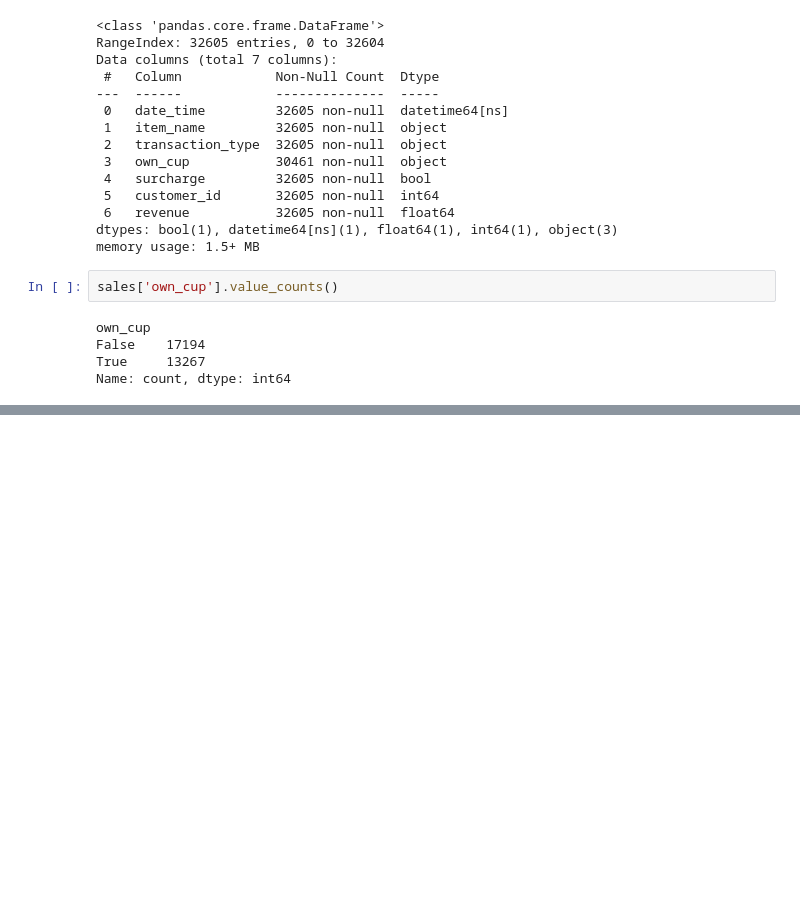
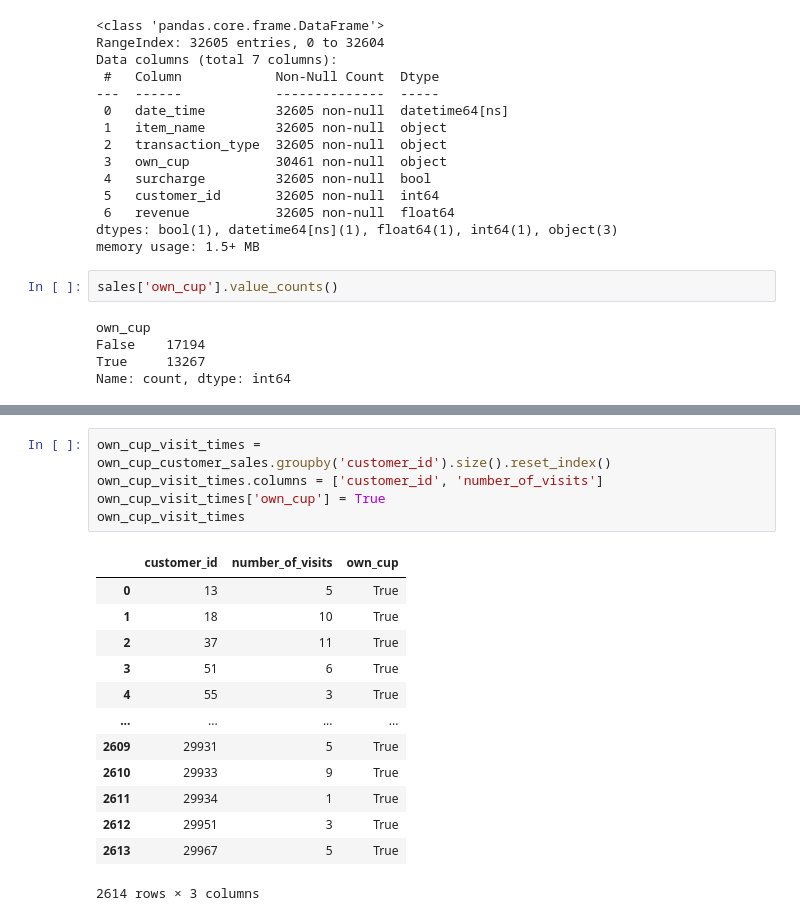
Before and after one commit to jentsang/wids-datathon, a Jupyter notebook: jessie_analysis.ipynb, the cells around one changed output, grey strips where cells are left out. Cells and saved outputs as stored; diff of their text form; blank space fills up the shorter version.

```diff
--- a/jessie_analysis.ipynb
+++ b/jessie_analysis.ipynb
@@ -93,0 +119,19 @@ Name: count, dtype: int64
+# %%
+own_cup_visit_times = own_cup_customer_sales.groupby('customer_id').size().reset_index()
+own_cup_visit_times.columns = ['customer_id', 'number_of_visits']
+own_cup_visit_times['own_cup'] = True
+own_cup_visit_times
+# %% [output]
+|  | customer_id | number_of_visits | own_cup |
+| 0 | 13 | 5 | True |
+| 1 | 18 | 10 | True |
+| 2 | 37 | 11 | True |
+| 3 | 51 | 6 | True |
+| 4 | 55 | 3 | True |
+| ... | ... | ... | ... |
+| 2609 | 29931 | 5 | True |
+| 2610 | 29933 | 9 | True |
+| 2611 | 29934 | 1 | True |
+| 2612 | 29951 | 3 | True |
+| 2613 | 29967 | 5 | True |
+2614 rows × 3 columns
```
Also changed, not shown: parts of 6 cells of this notebook.
